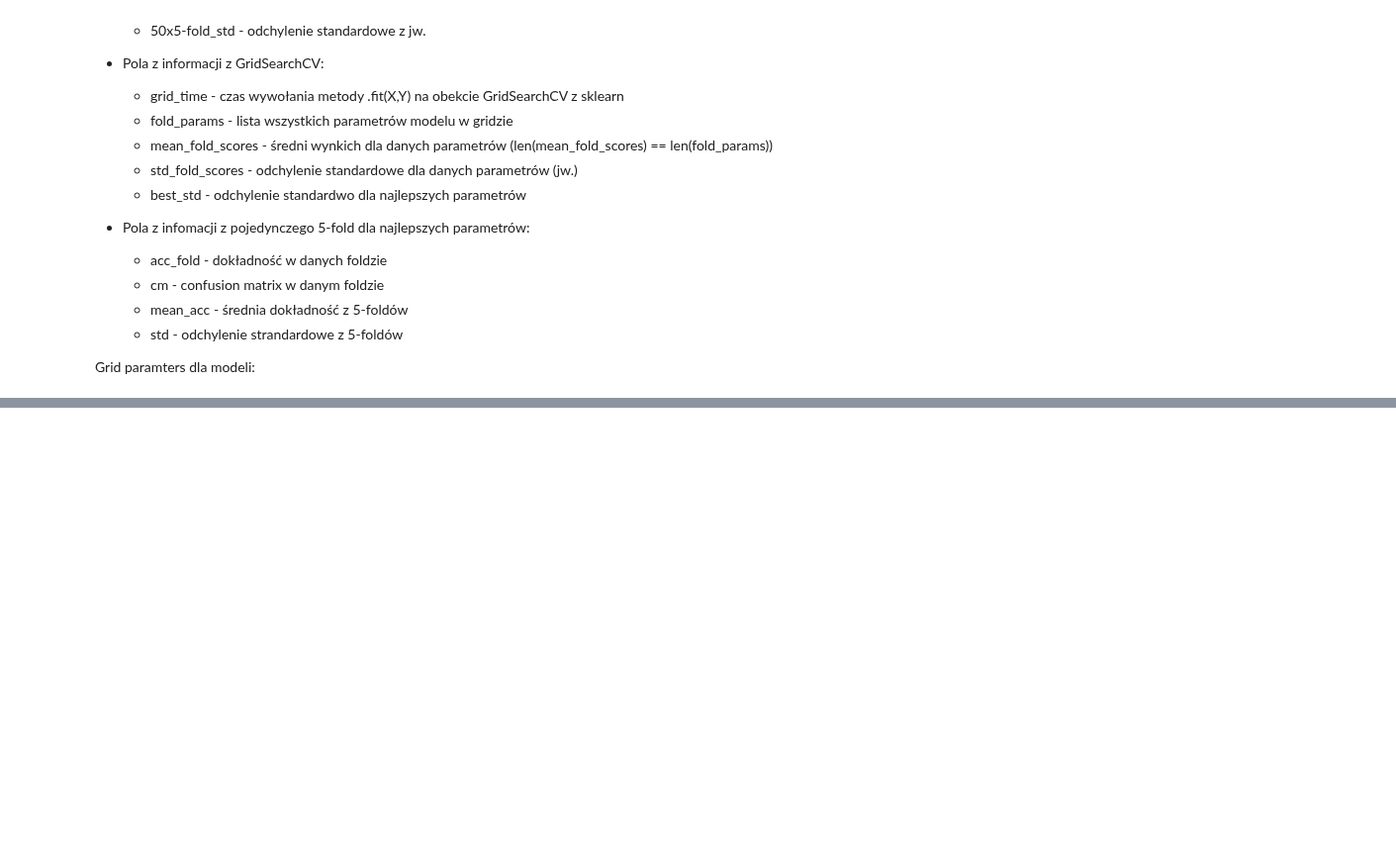
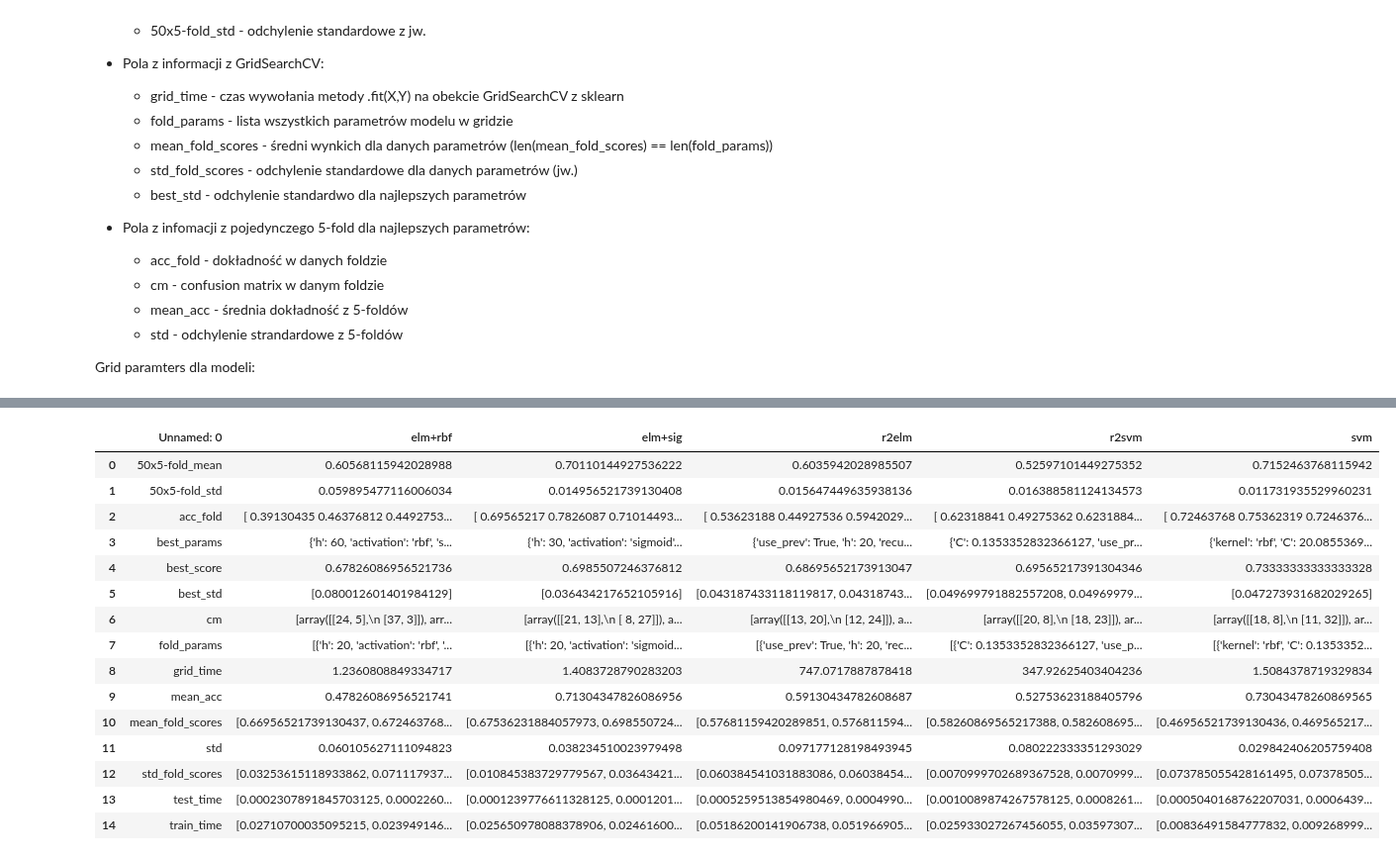
Before and after one commit to kudkudak/r2-learner, a Jupyter notebook: notebooks/results.ipynb, the cells around one changed output, grey strips where cells are left out. Shown at 99% size. Cells and saved outputs as stored; diff of their text form; code cells hidden in the pictures; blank space fills up the shorter version.

```diff
--- a/notebooks/results.ipynb
+++ b/notebooks/results.ipynb
@@ -102,0 +131,19 @@ def get_results(results, column, model=None, data=None):
+# %%
+liver
+# %% [output]
+|  | Unnamed: 0 | elm+rbf | elm+sig | r2elm | r2svm | svm |
+| 0 | 50x5-fold_mean | 0.60568115942028988 | 0.70110144927536222 | 0.6035942028985507 | 0.52597101449275352 | 0.7152463768115942 |
+| 1 | 50x5-fold_std | 0.059895477116006034 | 0.014956521739130408 | 0.015647449635938136 | 0.016388581124134573 | 0.011731935529960231 |
+| 2 | acc_fold | [ 0.39130435 0.46376812 0.4492753... | [ 0.69565217 0.7826087 0.71014493... | [ 0.53623188 0.44927536 0.5942029... | [ 0.62318841 0.49275362 0.6231884... | [ 0.72463768 0.75362319 0.7246376... |
+| 3 | best_params | {'h': 60, 'activation': 'rbf', 's... | {'h': 30, 'activation': 'sigmoid'... | {'use_prev': True, 'h': 20, 'recu... | {'C': 0.1353352832366127, 'use_pr... | {'kernel': 'rbf', 'C': 20.0855369... |
+| 4 | best_score | 0.67826086956521736 | 0.6985507246376812 | 0.68695652173913047 | 0.69565217391304346 | 0.73333333333333328 |
+| 5 | best_std | [0.080012601401984129] | [0.036434217652105916] | [0.043187433118119817, 0.04318743... | [0.049699791882557208, 0.04969979... | [0.047273931682029265] |
+| 6 | cm | [array([[24, 5],\n [37, 3]]), arr... | [array([[21, 13],\n [ 8, 27]]), a... | [array([[13, 20],\n [12, 24]]), a... | [array([[20, 8],\n [18, 23]]), ar... | [array([[18, 8],\n [11, 32]]), ar... |
+| 7 | fold_params | [{'h': 20, 'activation': 'rbf', '... | [{'h': 20, 'activation': 'sigmoid... | [{'use_prev': True, 'h': 20, 'rec... | [{'C': 0.1353352832366127, 'use_p... | [{'kernel': 'rbf', 'C': 0.1353352... |
+| 8 | grid_time | 1.2360808849334717 | 1.4083728790283203 | 747.0717887878418 | 347.92625403404236 | 1.5084378719329834 |
+| 9 | mean_acc | 0.47826086956521741 | 0.71304347826086956 | 0.59130434782608687 | 0.52753623188405796 | 0.73043478260869565 |
+| 10 | mean_fold_scores | [0.66956521739130437, 0.672463768... | [0.67536231884057973, 0.698550724... | [0.57681159420289851, 0.576811594... | [0.58260869565217388, 0.582608695... | [0.46956521739130436, 0.469565217... |
+| 11 | std | 0.060105627111094823 | 0.038234510023979498 | 0.097177128198493945 | 0.080222333351293029 | 0.029842406205759408 |
+| 12 | std_fold_scores | [0.03253615118933862, 0.071117937... | [0.010845383729779567, 0.03643421... | [0.060384541031883086, 0.06038454... | [0.0070999702689367528, 0.0070999... | [0.073785055428161495, 0.07378505... |
+| 13 | test_time | [0.0002307891845703125, 0.0002260... | [0.0001239776611328125, 0.0001201... | [0.0005259513854980469, 0.0004990... | [0.0010089874267578125, 0.0008261... | [0.0005040168762207031, 0.0006439... |
+| 14 | train_time | [0.02710700035095215, 0.023949146... | [0.025650978088378906, 0.02461600... | [0.05186200141906738, 0.051966905... | [0.025933027267456055, 0.03597307... | [0.00836491584777832, 0.009268999... |
```
Also changed, not shown: parts of 9 cells of this notebook, 3 other files.
